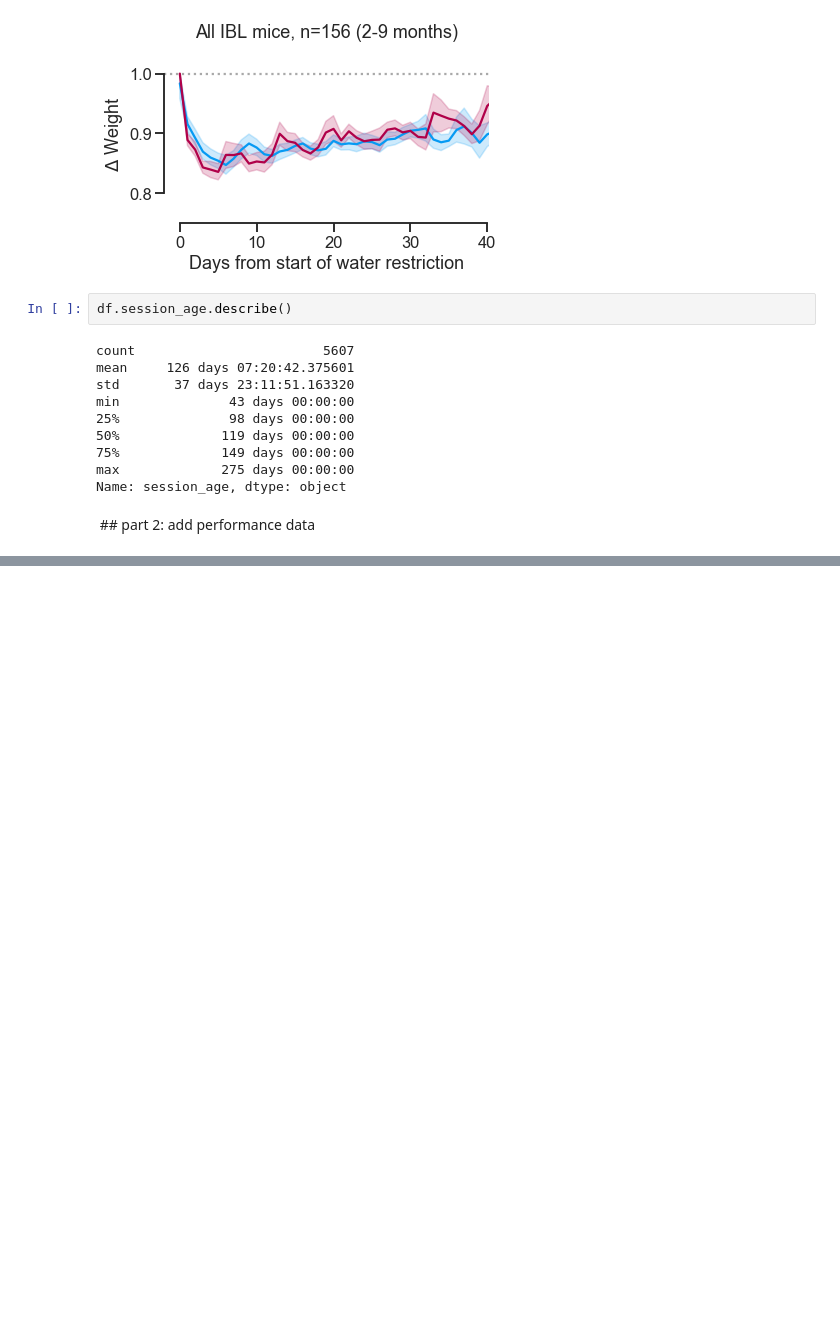
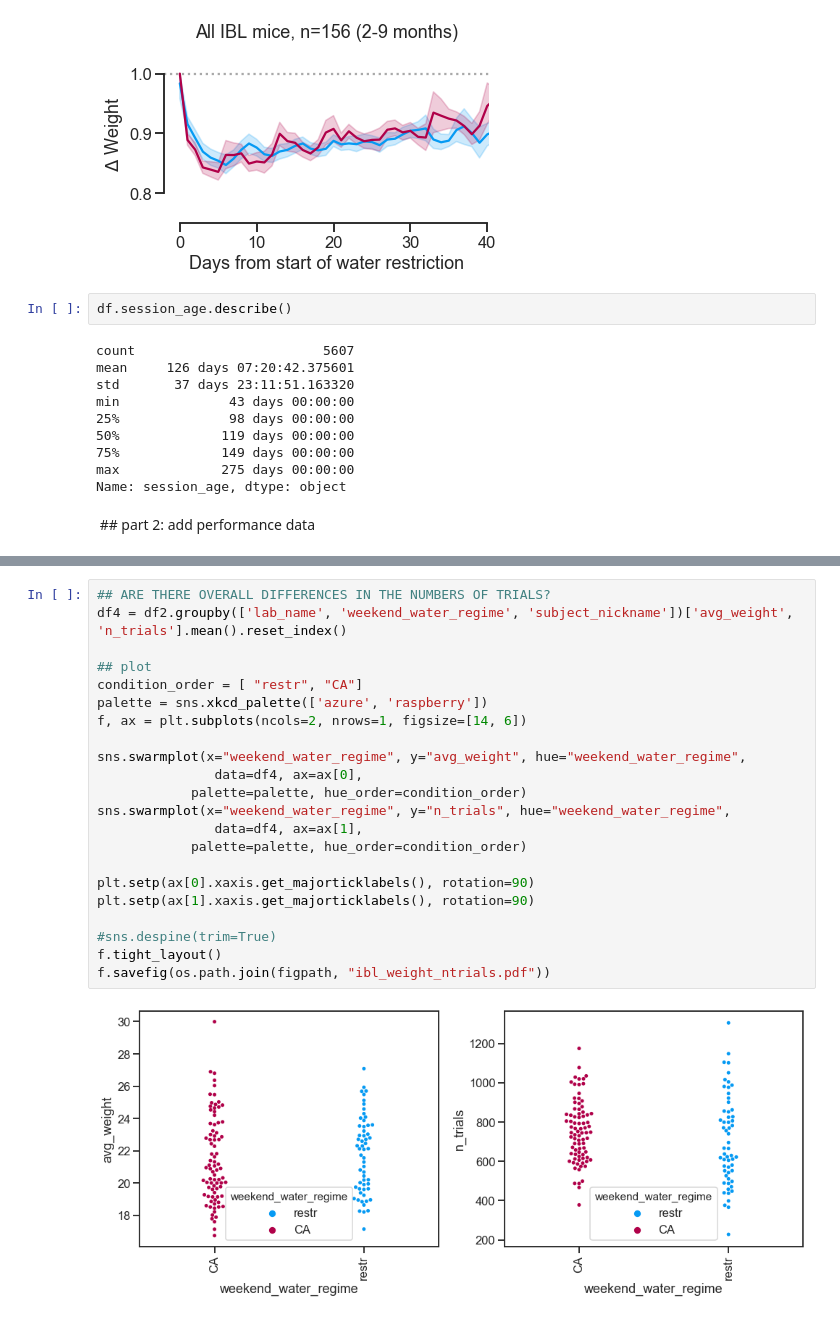
Before and after one commit to int-brain-lab/citricAcid, a Jupyter notebook: brainwidemap_mice.ipynb, the cells around one changed output, grey strips where cells are left out. Drawn from its saved outputs; the diff is of its cells as text; blank space fills up the shorter version.

```diff
--- a/brainwidemap_mice.ipynb
+++ b/brainwidemap_mice.ipynb
@@ -229,0 +216,24 @@ df2
+# %%
+## ARE THERE OVERALL DIFFERENCES IN THE NUMBERS OF TRIALS?
+df4 = df2.groupby(['lab_name', 'weekend_water_regime', 'subject_nickname'])['avg_weight', 'n_trials'].mean().reset_index()
+
+## plot
+condition_order = [ "restr", "CA"]
+palette = sns.xkcd_palette(['azure', 'raspberry'])
+f, ax = plt.subplots(ncols=2, nrows=1, figsize=[14, 6])
+
+sns.swarmplot(x="weekend_water_regime", y="avg_weight", hue="weekend_water_regime",
+               data=df4, ax=ax[0],
+            palette=palette, hue_order=condition_order)
+sns.swarmplot(x="weekend_water_regime", y="n_trials", hue="weekend_water_regime",
+               data=df4, ax=ax[1],
+            palette=palette, hue_order=condition_order)
+
+plt.setp(ax[0].xaxis.get_majorticklabels(), rotation=90)
+plt.setp(ax[1].xaxis.get_majorticklabels(), rotation=90)
+
+#sns.despine(trim=True)
+f.tight_layout()
+f.savefig(os.path.join(figpath, "ibl_weight_ntrials.pdf"))
+# %% [output]
+[figure, added]
```
Also changed, not shown: parts of 8 cells of this notebook, 2 other files.
